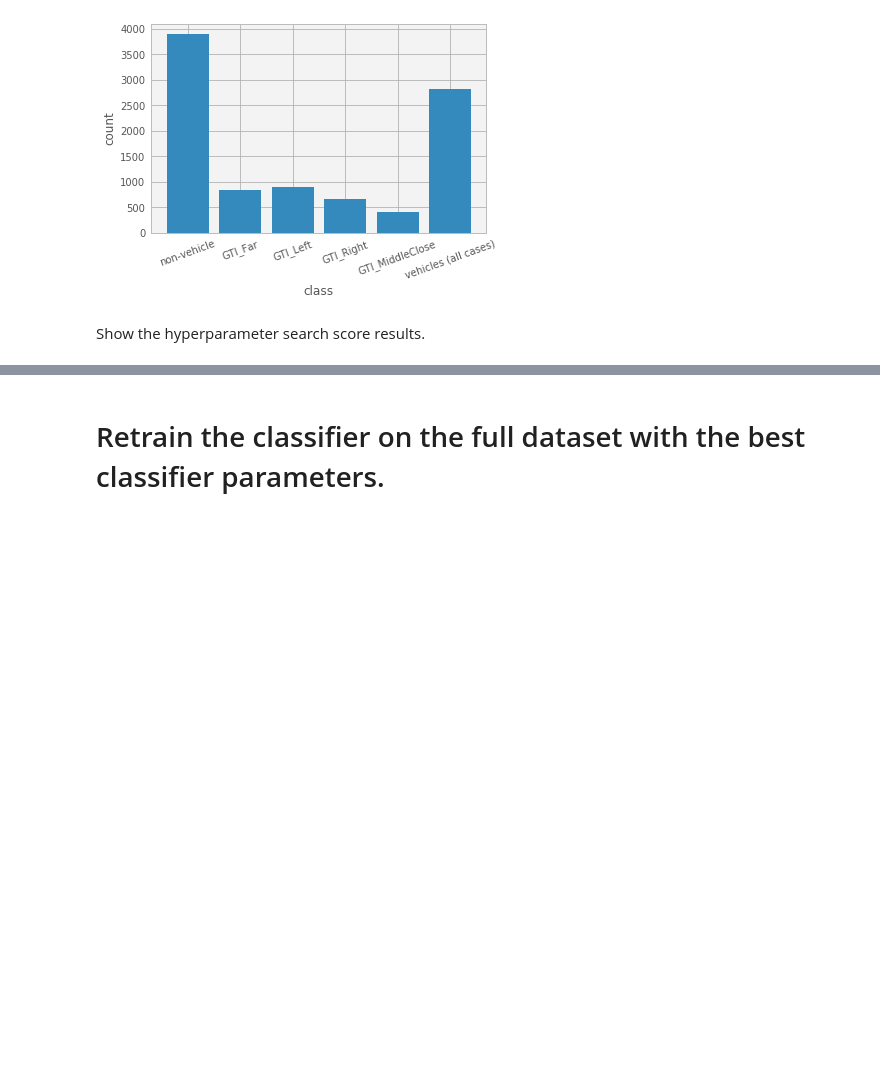
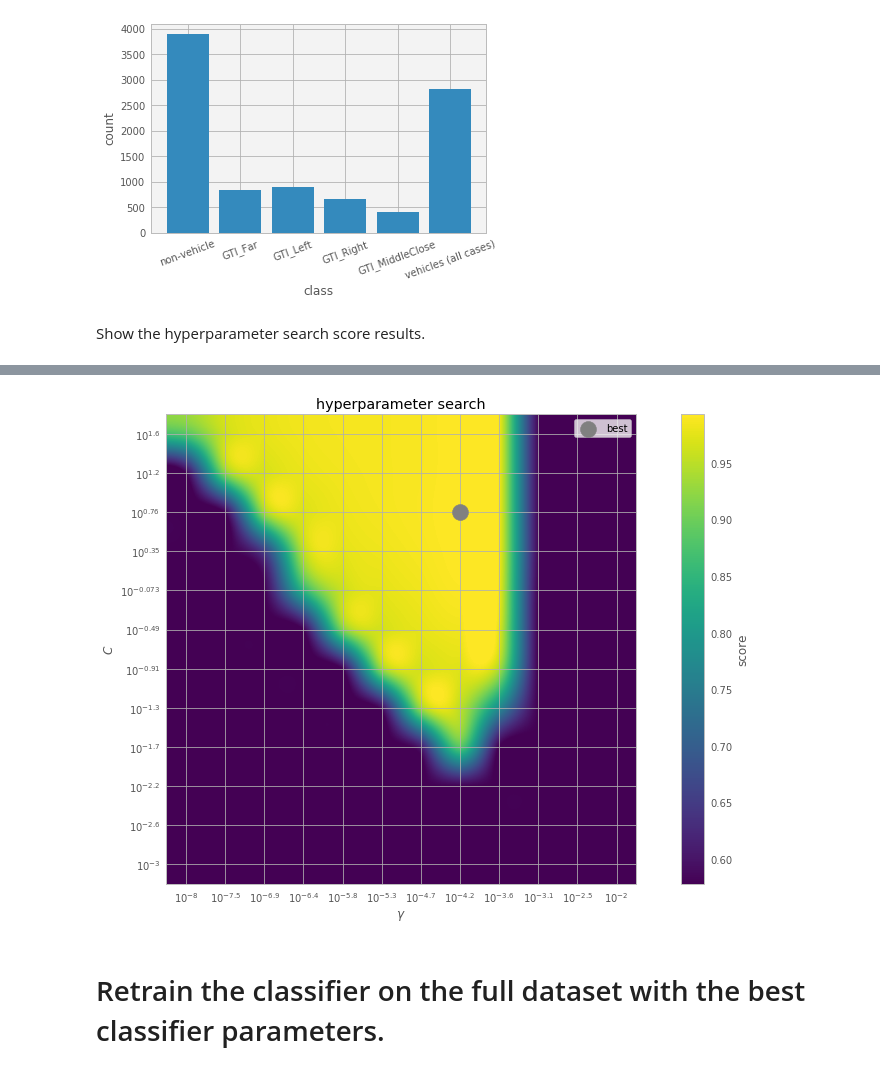
Before and after one commit to tsbertalan/vehicleDetection, a Jupyter notebook: Vehicle Detection - detector object.ipynb, the cells around one changed output, grey strips where cells are left out. Cells and saved outputs as stored; diff of their text form; code cells hidden in the pictures; blank space fills up the shorter version.

```diff
--- a/Vehicle Detection - detector object.ipynb
+++ b/Vehicle Detection - detector object.ipynb
@@ -107,29 +146,6 @@ Show the hyperparameter search score results.
 # %%
-%%time
-
-if True:
-
-    # Do a hyperparameter search.
-    detector = vehicleDetection.detector.Detector(
-        clfParameters=dict(
-            C=np.logspace(-3, 1.6, 12),
-            gamma=np.logspace(-8, -2, 12),
-        )
-    )
-    detector.fit(
-        imageWindows,
-        windowClasses,
-    )
-
-
-    # Extract the best parameters.
-    best_params_ = detector.clf.best_params_
-
-
+if hyperparameterSearch:
     # Plot the scores from the hyperparameter search.
-    scores = [sc.mean_validation_score for sc in detector.clf.grid_scores_]
-    Cs = [sc.parameters['C'] for sc in detector.clf.grid_scores_]
-    gammas = [sc.parameters['gamma'] for sc in detector.clf.grid_scores_]
     Cflat = list(sorted(set(Cs)))
     gammaflat = list(sorted(set(gammas)))
     grid = np.ones((len(Cflat), len(gammaflat))) * np.mean(scores)
@@ -140,14 +156,14 @@ if True:
         grid[iC, ig] = score
 
     fig, ax = plt.subplots(figsize=(16,9))
-    im = ax.imshow(grid, origin='lower', interpolation='spline16', cmap='hot')
+    im = ax.imshow(grid, origin='lower', interpolation='spline16', cmap='viridis')
     fig.colorbar(im, label='score')
 
     # sc = ax.scatter(np.log10(gammas), np.log10(Cs), c=scores)
     # fig.colorbar(sc, label='score')
 
-    C = detector.clf.best_params_['C']
-    gamma = detector.clf.best_params_['gamma']
+    C = best_params_['C']
+    gamma = best_params_['gamma']
     ax.scatter(gammaflat.index(gamma), Cflat.index(C), label='best', color='grey', s=256)
 
     ax.set_xticks(range(len(gammaflat)))
@@ -167,3 +181,4 @@ Wall time: 7.15 µs
+[figure, added]
 # %% [markdown]
 # Retrain the classifier on the full dataset with the best classifier parameters.
 # %%
```
Also changed, not shown: parts of 9 cells of this notebook, 3 other files.
